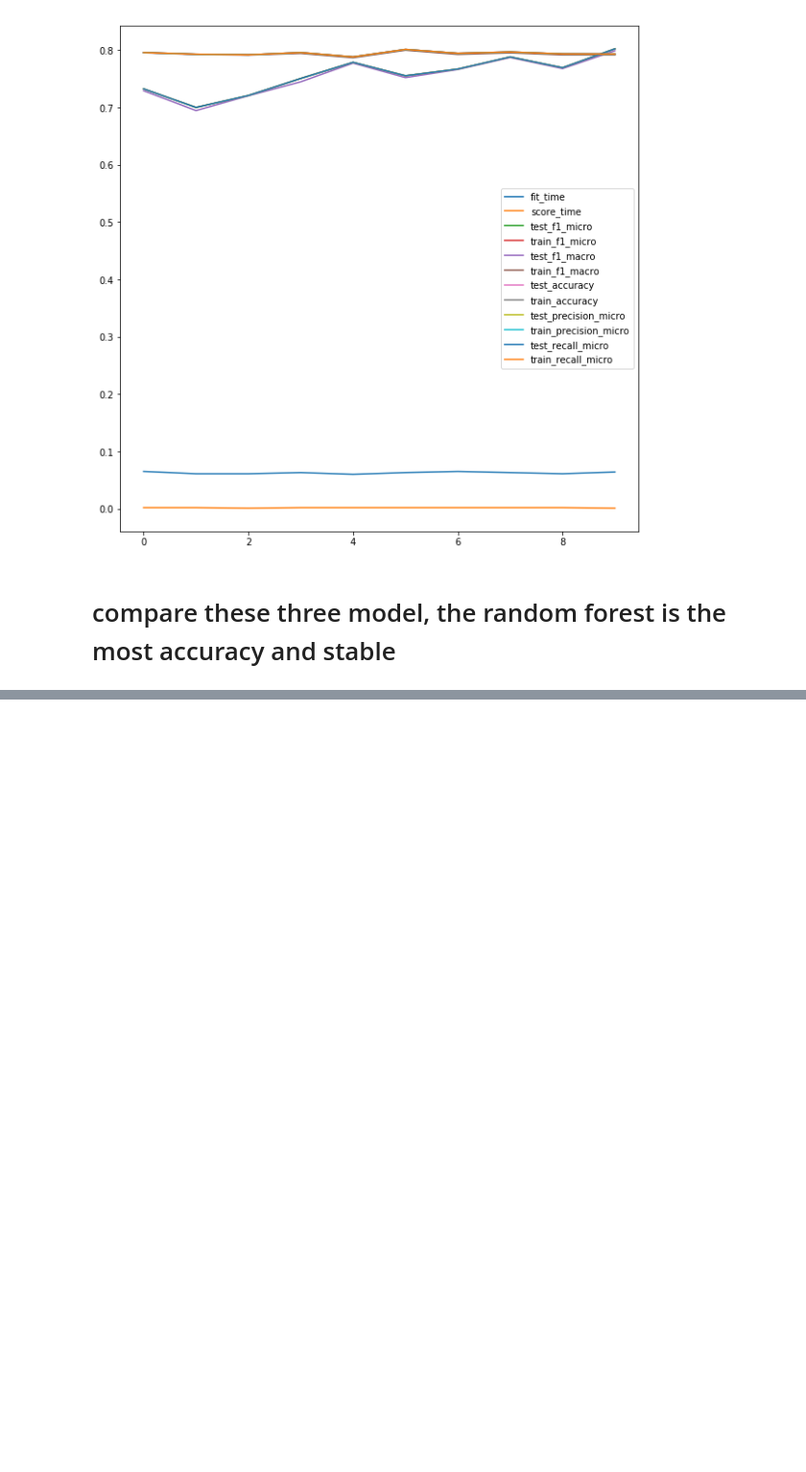
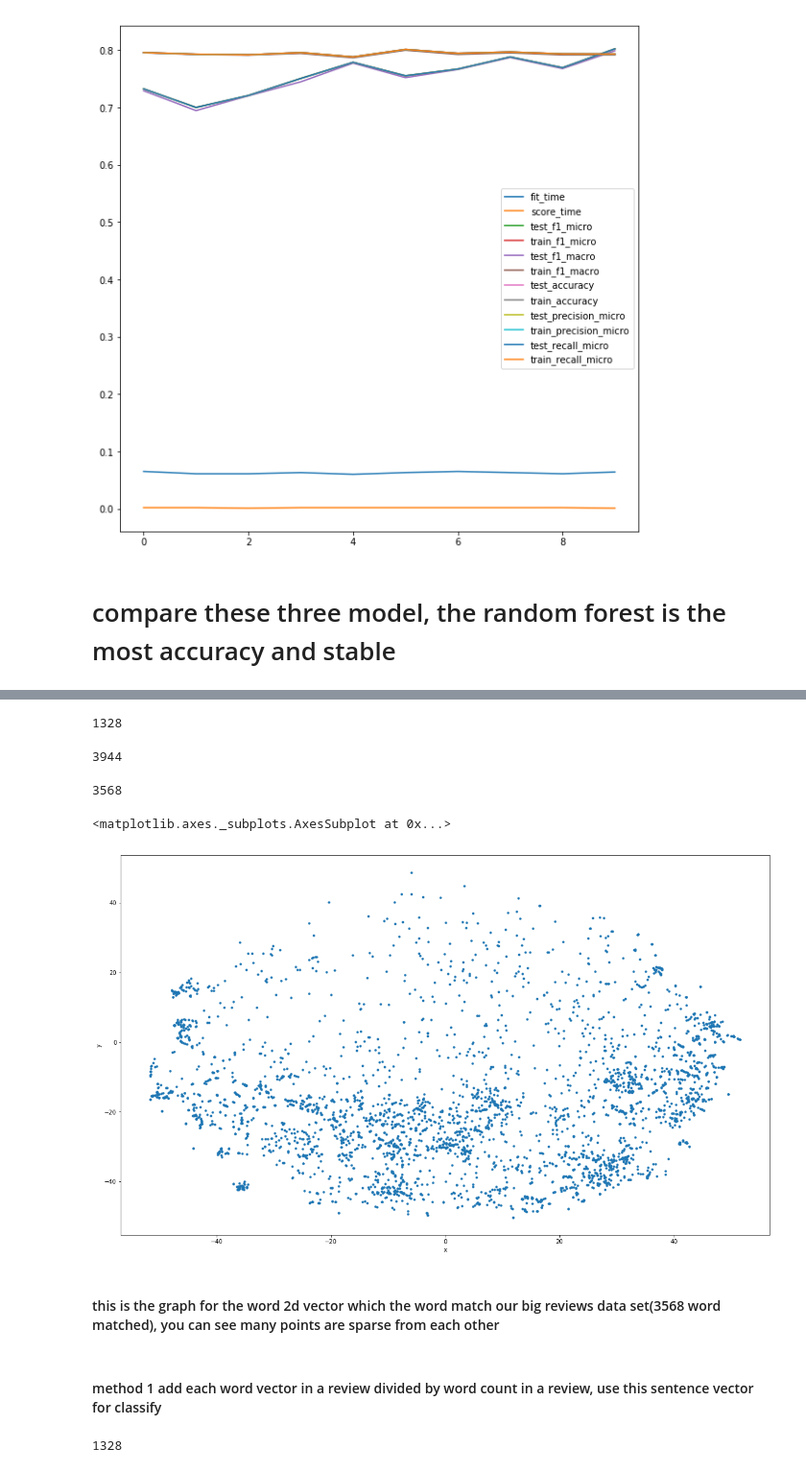
Before and after one commit to nichengzhi/chengzhi_ni, a Jupyter notebook: Assignment_03/assignment_03.ipynb, the cells around one changed output, grey strips where cells are left out. Shown: that part at 96% size. Cells and saved outputs as stored; diff of their text form; code cells hidden in the pictures; blank space fills up the shorter version.

```diff
--- a/Assignment_03/Untitled.ipynb
+++ b/Assignment_03/assignment_03.ipynb
@@ -1021,0 +1086,2 @@ AttributeError: 'RandomForestClassifier' object has no attribute 'decision_funct
+# %%
+word2d = pd.DataFrame(columns = ['x','y'])
@@ -1021,0 +1111,39 @@ AttributeError: 'RandomForestClassifier' object has no attribute 'decision_funct
+# %%
+len(reviews_token)
+# %% [output]
+1328
+# %%
+from itertools import chain# merge lists in list
+review_vocab = set(list(chain(*review_token_text)))
+len(review_vocab)
+# %% [output]
+3944
+# %%
+review_x = []
+review_y = []
+for word in review_vocab:
+    try:
+        index_temp = vocab[vocab == word].index[0]
+        review_x.append(vocab_vectors_2d[index_temp][0])
+        review_y.append(vocab_vectors_2d[index_temp][1])
+    except:
+        pass
+# %%
+len(review_y)
+# %% [output]
+3568
+# %%
+word2d['x'] = review_x
+word2d['y'] = review_y
+# %%
+import matplotlib.pyplot as plt
+import seaborn as sns
+%matplotlib inline
+word2d.plot.scatter("x", "y", s=10, figsize=(20, 12))
+# %% [output]
+<matplotlib.axes._subplots.AxesSubplot at 0x...>
+[figure, added]
+# %% [markdown]
+#### this is the  graph for the word 2d vector which the word match our big reviews data set(3568 word matched), you can see many points are sparse from each other
+# %% [markdown]
+#### method 1 add each word vector in a review divided by word count in a review, use this sentence vector for classify
@@ -1021,0 +1164,4 @@ AttributeError: 'RandomForestClassifier' object has no attribute 'decision_funct
+# %%
+len(reviews_sentence_vector)
+# %% [output]
+1328
```
Also changed, not shown: parts of 67 cells of this notebook, 6 other files.
